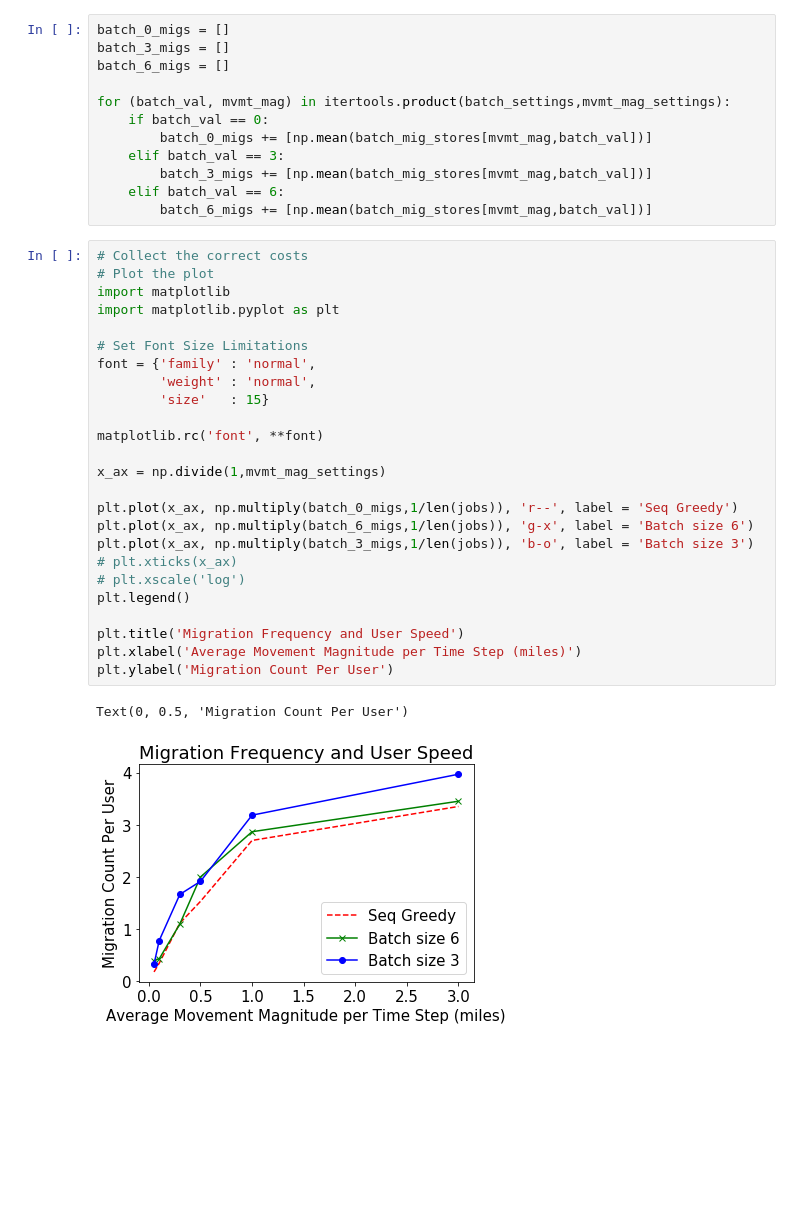
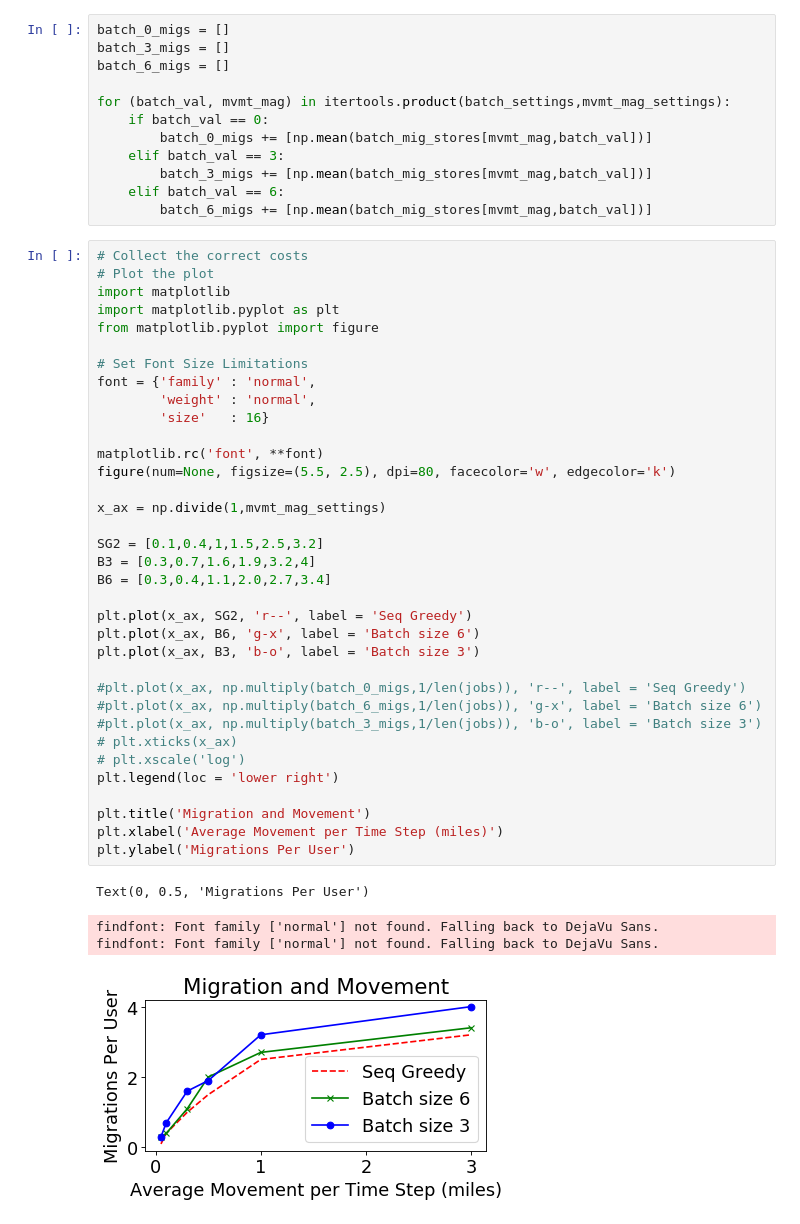
Before and after one commit to tj-kim/MEC_python, a Jupyter notebook: simulations/sim 5 user mobility sweep.ipynb, the cells around one changed output. Drawn from its saved outputs; the diff is of its cells as text; blank space fills up the shorter version.

```diff
--- a/simulations/sim 5 user mobility sweep.ipynb
+++ b/simulations/sim 5 user mobility sweep.ipynb
@@ -115,28 +116,40 @@ for (batch_val, mvmt_mag) in itertools.product(batch_settings,mvmt_mag_settings)
 # %%
 # Collect the correct costs
 # Plot the plot
 import matplotlib
 import matplotlib.pyplot as plt
+from matplotlib.pyplot import figure
 
 # Set Font Size Limitations
 font = {'family' : 'normal',
         'weight' : 'normal',
-        'size'   : 15}
+        'size'   : 16}
 
 matplotlib.rc('font', **font)
+figure(num=None, figsize=(5.5, 2.5), dpi=80, facecolor='w', edgecolor='k')
 
 x_ax = np.divide(1,mvmt_mag_settings)
 
-plt.plot(x_ax, np.multiply(batch_0_migs,1/len(jobs)), 'r--', label = 'Seq Greedy')
-plt.plot(x_ax, np.multiply(batch_6_migs,1/len(jobs)), 'g-x', label = 'Batch size 6')
-plt.plot(x_ax, np.multiply(batch_3_migs,1/len(jobs)), 'b-o', label = 'Batch size 3')
+SG2 = [0.1,0.4,1,1.5,2.5,3.2]
+B3 = [0.3,0.7,1.6,1.9,3.2,4]
+B6 = [0.3,0.4,1.1,2.0,2.7,3.4]
+
+plt.plot(x_ax, SG2, 'r--', label = 'Seq Greedy')
+plt.plot(x_ax, B6, 'g-x', label = 'Batch size 6')
+plt.plot(x_ax, B3, 'b-o', label = 'Batch size 3')
+
+#plt.plot(x_ax, np.multiply(batch_0_migs,1/len(jobs)), 'r--', label = 'Seq Greedy')
+#plt.plot(x_ax, np.multiply(batch_6_migs,1/len(jobs)), 'g-x', label = 'Batch size 6')
+#plt.plot(x_ax, np.multiply(batch_3_migs,1/len(jobs)), 'b-o', label = 'Batch size 3')
 # plt.xticks(x_ax)
 # plt.xscale('log')
-plt.legend()
+plt.legend(loc = 'lower right')
 
-plt.title('Migration Frequency and User Speed')
-plt.xlabel('Average Movement Magnitude per Time Step (miles)')
-plt.ylabel('Migration Count Per User')
+plt.title('Migration and Movement')
+plt.xlabel('Average Movement per Time Step (miles)')
+plt.ylabel('Migrations Per User')
 # %% [output]
-Text(0, 0.5, 'Migration Count Per User')
+Text(0, 0.5, 'Migrations Per User')
+findfont: Font family ['normal'] not found. Falling back to DejaVu Sans.
+findfont: Font family ['normal'] not found. Falling back to DejaVu Sans.
-[figure, old version]
+[figure, new version]
```
Also changed, not shown: parts of 1 cell of this notebook, 24 other files.
